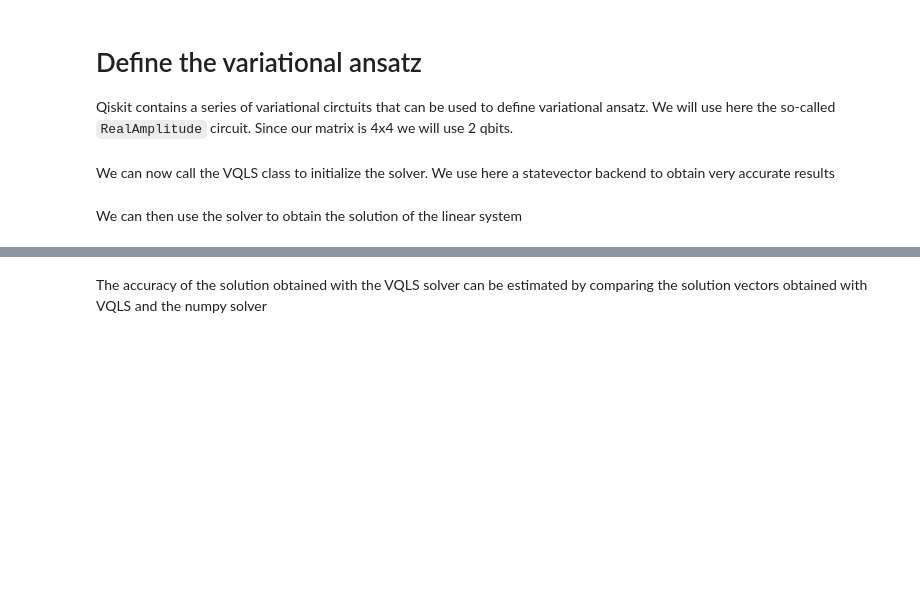
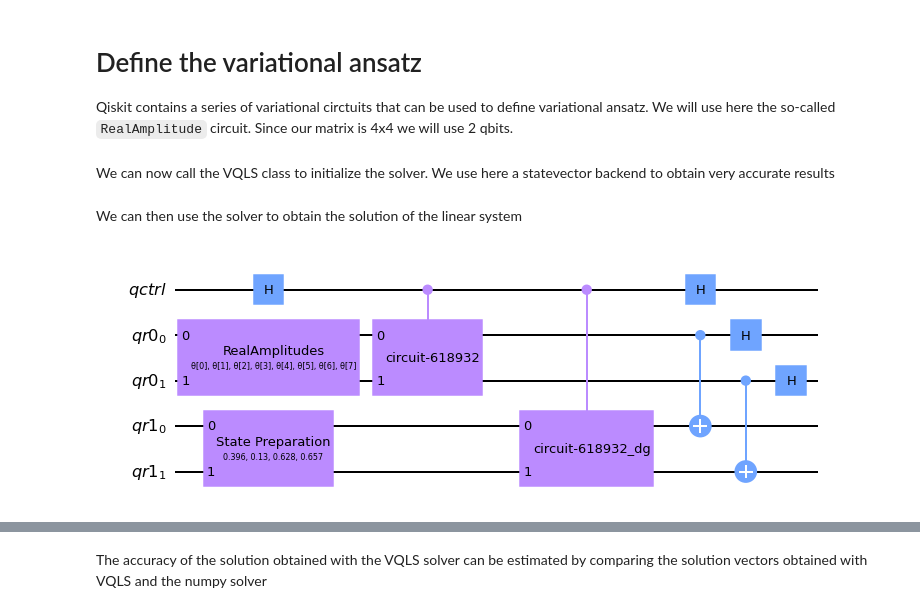
Before and after one commit to QuantumApplicationLab/qalcore, a Jupyter notebook: example/qiskit/vqls/vqls.ipynb, the cells around one changed output, grey strips where cells are left out. Cells and saved outputs as stored; diff of their text form; code cells hidden in the pictures; blank space fills up the shorter version.

Commit message:
fixed overlap test

```diff
--- a/example/qiskit/vqls/vqls.ipynb
+++ b/example/qiskit/vqls/vqls.ipynb
@@ -35,7 +37,7 @@ A = A + A.T
 # %% [markdown]
 and a random solution vector $b$
 # %%
-b = np.random.rand(4)
+b = np.random.rand(size)
 # %% [markdown]
 We can use the `NumpyLinearSolver` class to obtain the solution of this very simple system
 # %%
@@ -45,18 +47,26 @@ classical_solution = NumPyLinearSolver().solve(A, b / np.linalg.norm(b))
 # Define the variational ansatz
 Qiskit contains a series of variational circtuits that can be used to define variational ansatz. We will use here the so-called `RealAmplitude` circuit. Since our matrix is 4x4 we will use 2 qbits.
 # %%
-ansatz = RealAmplitudes(2, entanglement="full", reps=3, insert_barriers=False)
+ansatz = RealAmplitudes(nqbit, entanglement="full", reps=3, insert_barriers=False)
 # %% [markdown]
 We can now call the VQLS class to initialize the solver. We use here a statevector backend to obtain very accurate results
 # %%
+log = VQLSLog([],[])
 vqls = VQLS(
     ansatz=ansatz,
     optimizer=COBYLA(maxiter=200, disp=True),
     quantum_instance=Aer.get_backend("aer_simulator_statevector"),
-    use_overlap_test=False,
-    use_local_cost_function=True
+    callback=log.update,
+    use_overlap_test=True,
+    use_local_cost_function=False
 )
 # %% [markdown]
 We can then use the solver to obtain the solution of the linear system
+# %%
+hdmr_tests_norm, hdmr_tests_overlap = vqls.construct_circuit(A, b)
+# %%
+hdmr_tests_overlap[0].circuits[0].draw('mpl')
+# %% [output]
+[figure, added]
 # %%
 res = vqls.solve(A, b)
```
Also changed, not shown: parts of 5 cells of this notebook, 3 other files.
